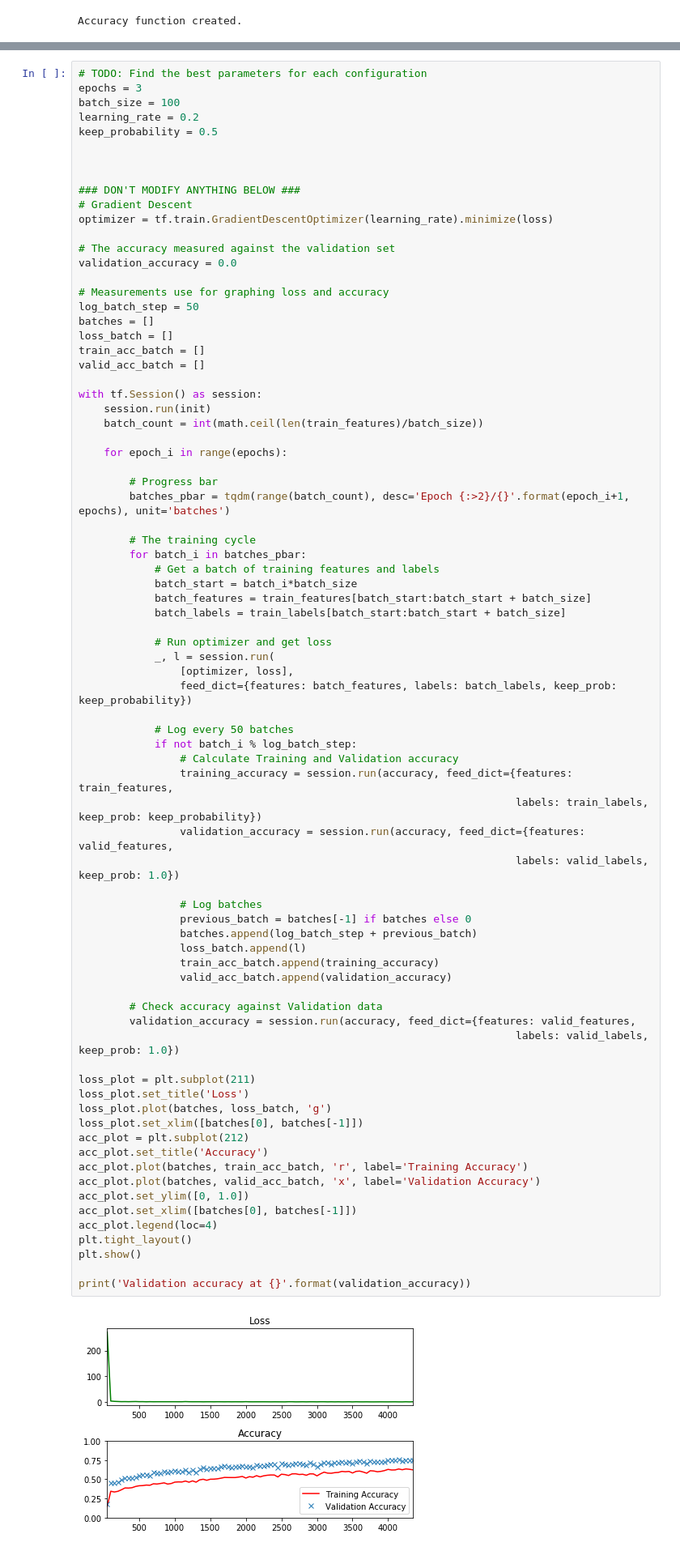
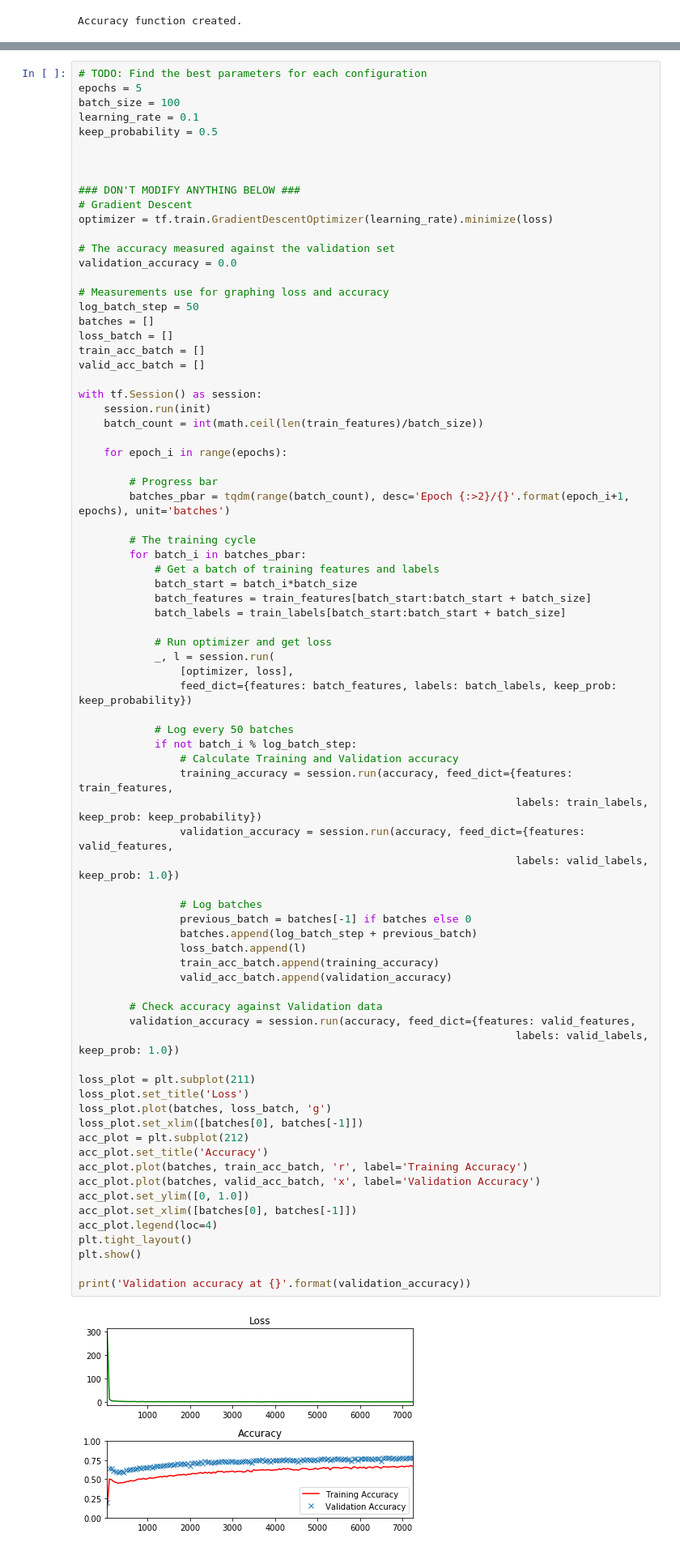
Before and after one commit to skreynolds/RoboND-NN-Labs, a Jupyter notebook: 02_RoboND-DNN-Lab/DNN_lab.ipynb, the cells around one changed output, grey strips where cells are left out. Shown at 81% size. Cells and saved outputs as stored; diff of their text form.

```diff
--- a/02_RoboND-DNN-Lab/DNN_lab.ipynb
+++ b/02_RoboND-DNN-Lab/DNN_lab.ipynb
@@ -338,9 +333,9 @@ In the previous lab for a single Neural Network, you attempted several different
 You have another hyperparameter to tune now, however. Set the value for keep_probability and observe how it affects your results.
 # %%
 # TODO: Find the best parameters for each configuration
-epochs = 3
+epochs = 5
 batch_size = 100
-learning_rate = 0.2
+learning_rate = 0.1
 keep_probability = 0.5
 
 
@@ -388,31 +383,31 @@ with tf.Session() as session:
                 validation_accuracy = session.run(accuracy, feed_dict={features: valid_features,
                                                                      labels: valid_labels, keep_prob: 1.0})
 
                 # Log batches
                 previous_batch = batches[-1] if batches else 0
                 batches.append(log_batch_step + previous_batch)
                 loss_batch.append(l)
                 train_acc_batch.append(training_accuracy)
                 valid_acc_batch.append(validation_accuracy)
 
         # Check accuracy against Validation data
         validation_accuracy = session.run(accuracy, feed_dict={features: valid_features,
                                                                      labels: valid_labels, keep_prob: 1.0})
 
 loss_plot = plt.subplot(211)
 loss_plot.set_title('Loss')
 loss_plot.plot(batches, loss_batch, 'g')
 loss_plot.set_xlim([batches[0], batches[-1]])
 acc_plot = plt.subplot(212)
 acc_plot.set_title('Accuracy')
 acc_plot.plot(batches, train_acc_batch, 'r', label='Training Accuracy')
 acc_plot.plot(batches, valid_acc_batch, 'x', label='Validation Accuracy')
 acc_plot.set_ylim([0, 1.0])
 acc_plot.set_xlim([batches[0], batches[-1]])
 acc_plot.legend(loc=4)
 plt.tight_layout()
 plt.show()
 
 print('Validation accuracy at {}'.format(validation_accuracy))
 # %% [output]
-[figure, old version]
+[figure, new version]
```
Also changed, not shown: parts of 4 cells of this notebook.
